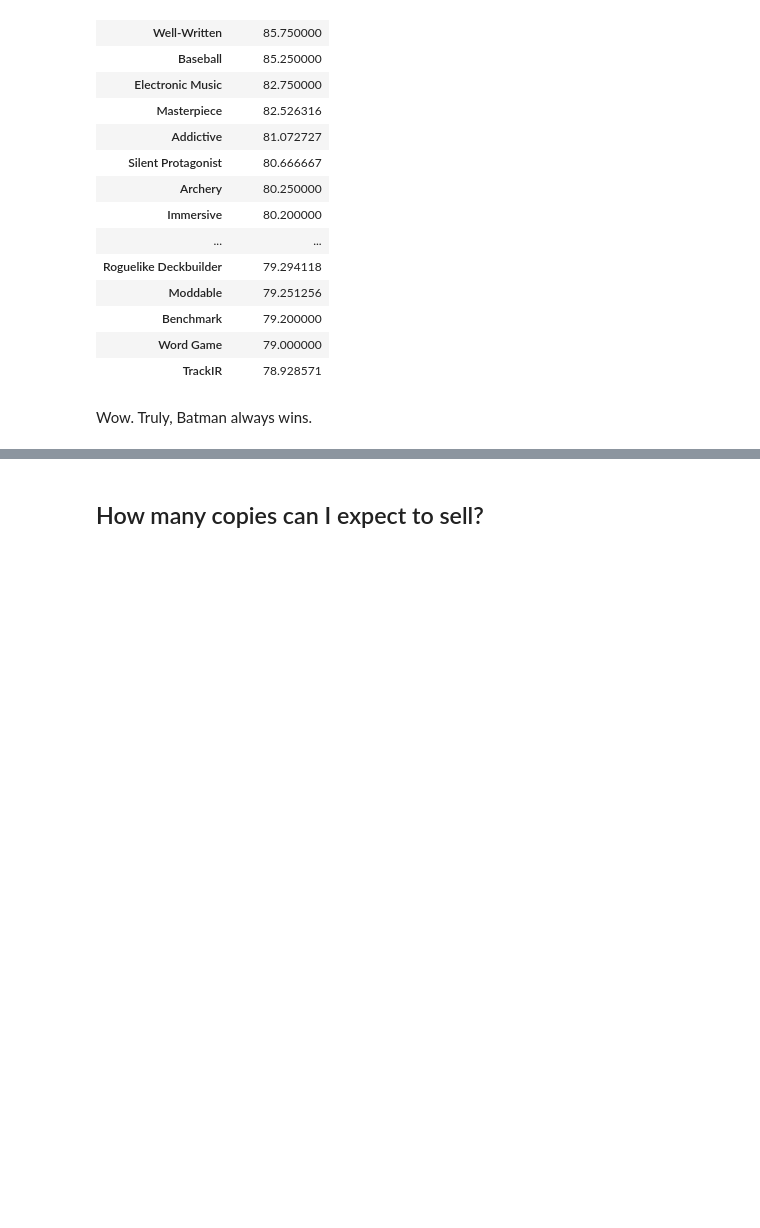
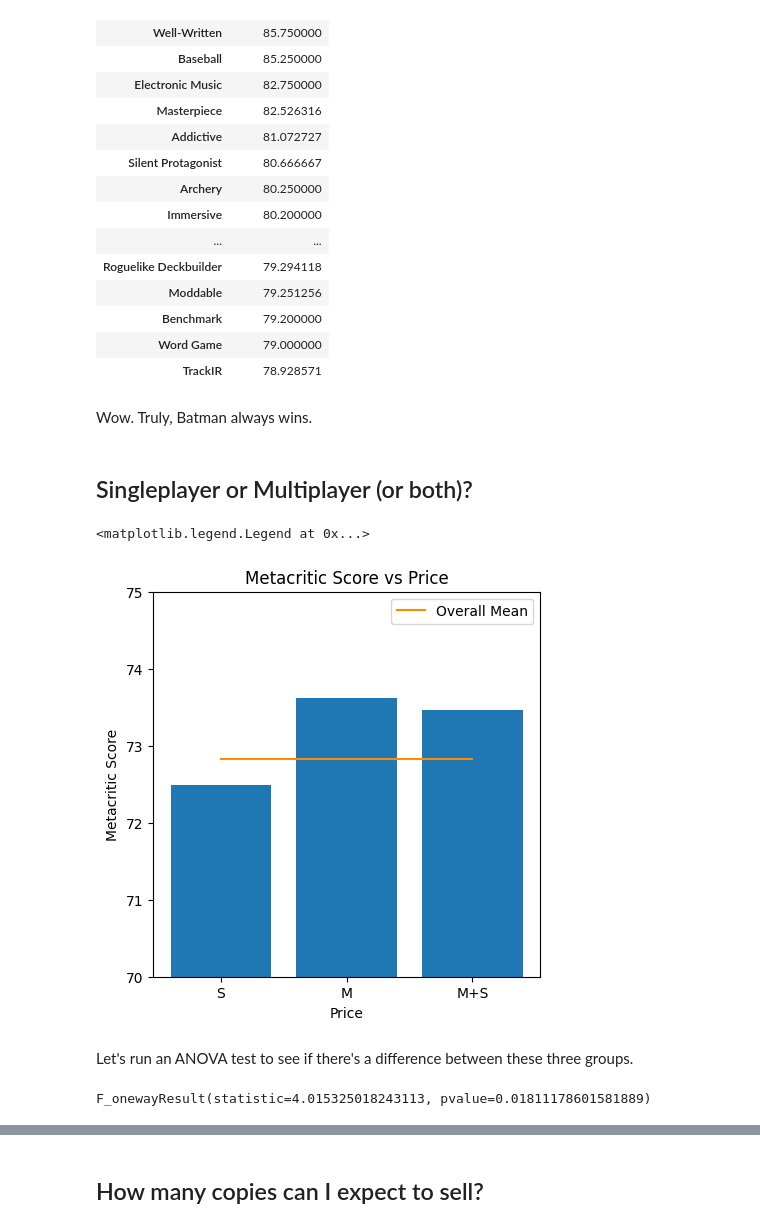
Before and after one commit to PietroPietrovski/Steam-Stat-Project, a Jupyter notebook: project.ipynb, the cells around one changed output, grey strips where cells are left out. Drawn from its saved outputs; the diff is of its cells as text; code cells hidden in the pictures; blank space fills up the shorter version.

```diff
--- a/project.ipynb
+++ b/project.ipynb
@@ -186,3 +233,36 @@ top20
 | TrackIR | 78.928571 |
 # %% [markdown]
 Wow. Truly, Batman always wins.
+# %% [markdown]
+## Singleplayer or Multiplayer (or both)?
+# %%
+mult_df = df[(df["Multi-player"] == 1) & (df["Single-player"] == 0)]
+sing_df = df[(df["Single-player"] == 1) & (df["Multi-player"] == 0)]
+singmult_df = df[(df["Single-player"] == 1) & (df["Multi-player"] == 1)]
+# %%
+sing_scores = sing_df["Metacritic score"]
+mult_scores = mult_df["Metacritic score"]
+singmult_scores = singmult_df["Metacritic score"]
+x_axis = ["S", "M", "M+S"]
+y_axis = [sing_scores.mean(), mult_scores.mean(), singmult_scores.mean()]
+
+fig, axes = plt.subplots(1, 1, figsize=(5, 5))
+axes.bar(x_axis, y_axis)
+axes.plot(x_axis, [df["Metacritic score"].mean() for _ in range(3)], color='darkorange', label='Overall Mean')
+axes.set_title('Metacritic Score vs Price')
+axes.set_ylim([70, 75])
+axes.set_xlabel('Price')
+axes.set_ylabel('Metacritic Score')
+axes.legend()
+# %% [output]
+<matplotlib.legend.Legend at 0x...>
+[figure, added]
+# %% [markdown]
+Let's run an ANOVA test to see if there's a difference between these three groups.
+# %%
+sing_scores = sing_df["Metacritic score"]
+mult_scores = mult_df["Metacritic score"]
+singmult_scores = singmult_df["Metacritic score"]
+scst.f_oneway(sing_scores, mult_scores, singmult_scores)
+# %% [output]
+F_onewayResult(statistic=4.015325018243113, pvalue=0.01811178601581889)
```
Also changed, not shown: parts of 12 cells of this notebook.
